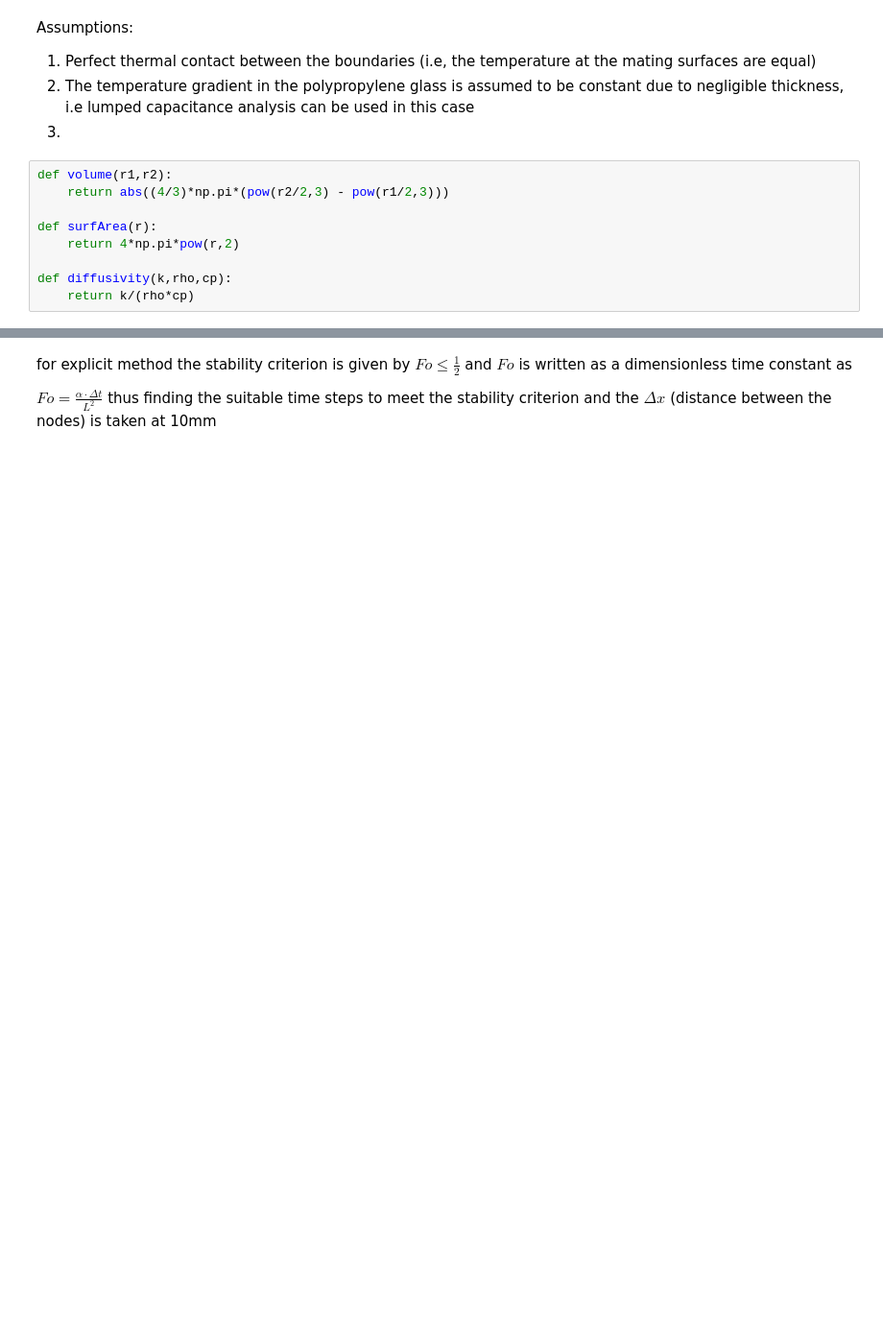
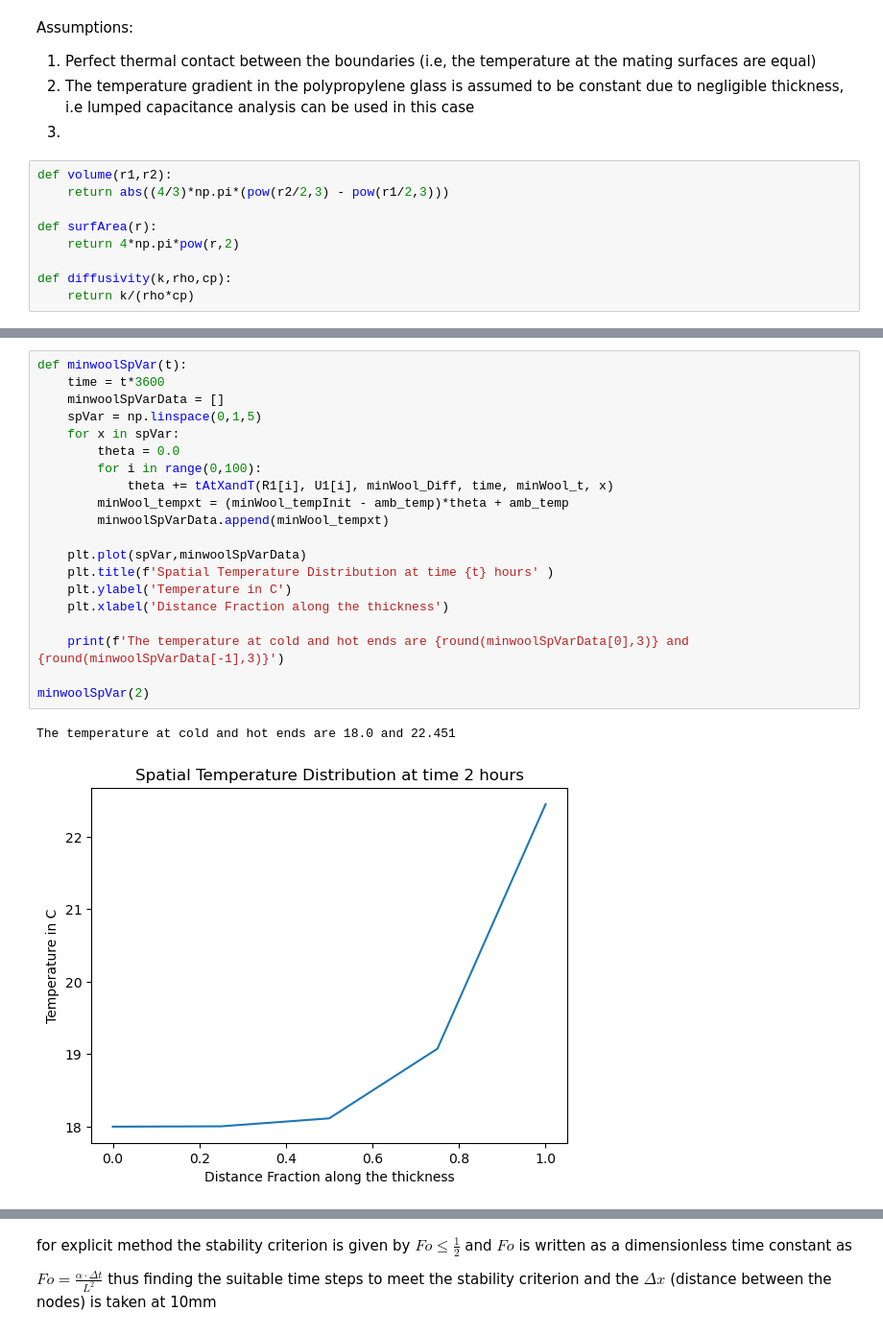
Before and after one commit to its-firefly/Code, a Jupyter notebook: main.ipynb, the cells around one changed output, grey strips where cells are left out. Shown: that part at 96% size. Saved outputs shown, nothing was run; the diff lists cells and outputs as text; blank space fills up the shorter version.

```diff
--- a/main.ipynb
+++ b/main.ipynb
@@ -68,0 +154,23 @@ uniqueRoots = np.unique(roundedRoots) # from the list of rounded roots the uniqu
+# %%
+def minwoolSpVar(t):
+    time = t*3600
+    minwoolSpVarData = []
+    spVar = np.linspace(0,1,5)
+    for x in spVar:
+        theta = 0.0
+        for i in range(0,100):
+            theta += tAtXandT(R1[i], U1[i], minWool_Diff, time, minWool_t, x)
+        minWool_tempxt = (minWool_tempInit - amb_temp)*theta + amb_temp
+        minwoolSpVarData.append(minWool_tempxt)
+
+    plt.plot(spVar,minwoolSpVarData)
+    plt.title(f'Spatial Temperature Distribution at time {t} hours' )
+    plt.ylabel('Temperature in C')
+    plt.xlabel('Distance Fraction along the thickness')
+
+    print(f'The temperature at cold and hot ends are {round(minwoolSpVarData[0],3)} and {round(minwoolSpVarData[-1],3)}')
+
+minwoolSpVar(2)
+# %% [output]
+The temperature at cold and hot ends are 18.0 and 22.451
+[figure, added]
```
Also changed, not shown: parts of 13 cells of this notebook, 3 other files.
